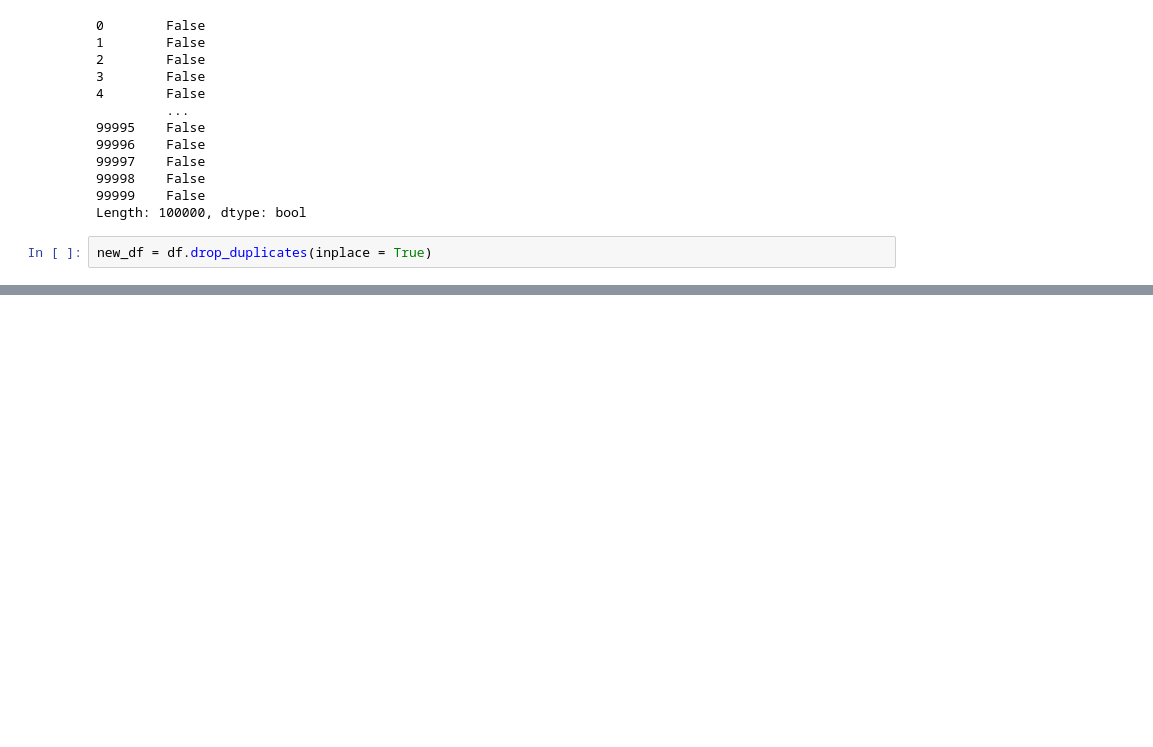
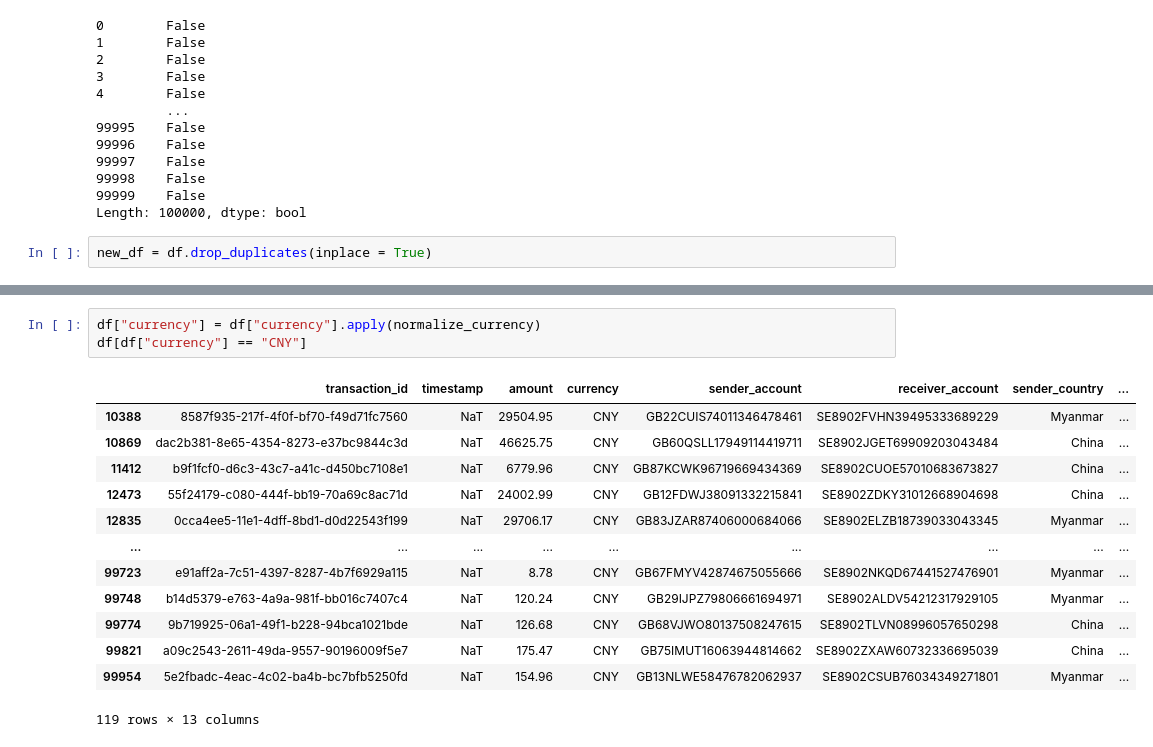
Before and after one commit to MakkanTV/Datakvalitet_project, a Jupyter notebook: transactions.ipynb, the cells around one changed output, grey strips where cells are left out. Drawn from its saved outputs; the diff is of its cells as text; blank space fills up the shorter version.

```diff
--- a/transactions.ipynb
+++ b/transactions.ipynb
@@ -44,0 +115,17 @@ None
+# %%
+df["currency"] = df["currency"].apply(normalize_currency)
+df[df["currency"] == "CNY"]
+# %% [output]
+|  | transaction_id | timestamp | amount | currency | sender_account | receiver_account | sender_country | ... |
+| 10388 | 8587f935-217f-4f0f-bf70-f49d71fc7560 | NaT | 29504.95 | CNY | GB22CUIS74011346478461 | SE8902FVHN39495333689229 | Myanmar | ... |
+| 10869 | dac2b381-8e65-4354-8273-e37bc9844c3d | NaT | 46625.75 | CNY | GB60QSLL17949114419711 | SE8902JGET69909203043484 | China | ... |
+| 11412 | b9f1fcf0-d6c3-43c7-a41c-d450bc7108e1 | NaT | 6779.96 | CNY | GB87KCWK96719669434369 | SE8902CUOE57010683673827 | China | ... |
+| 12473 | 55f24179-c080-444f-bb19-70a69c8ac71d | NaT | 24002.99 | CNY | GB12FDWJ38091332215841 | SE8902ZDKY31012668904698 | China | ... |
+| 12835 | 0cca4ee5-11e1-4dff-8bd1-d0d22543f199 | NaT | 29706.17 | CNY | GB83JZAR87406000684066 | SE8902ELZB18739033043345 | Myanmar | ... |
+| ... | ... | ... | ... | ... | ... | ... | ... | ... |
+| 99723 | e91aff2a-7c51-4397-8287-4b7f6929a115 | NaT | 8.78 | CNY | GB67FMYV42874675055666 | SE8902NKQD67441527476901 | Myanmar | ... |
+| 99748 | b14d5379-e763-4a9a-981f-bb016c7407c4 | NaT | 120.24 | CNY | GB29IJPZ79806661694971 | SE8902ALDV54212317929105 | Myanmar | ... |
+| 99774 | 9b719925-06a1-49f1-b228-94bca1021bde | NaT | 126.68 | CNY | GB68VJWO80137508247615 | SE8902TLVN08996057650298 | China | ... |
+| 99821 | a09c2543-2611-49da-9557-90196009f5e7 | NaT | 175.47 | CNY | GB75IMUT16063944814662 | SE8902ZXAW60732336695039 | China | ... |
+| 99954 | 5e2fbadc-4eac-4c02-ba4b-bc7bfb5250fd | NaT | 154.96 | CNY | GB13NLWE58476782062937 | SE8902CSUB76034349271801 | Myanmar | ... |
+119 rows × 13 columns
```
Also changed, not shown: parts of 12 cells of this notebook, 4 other files.
